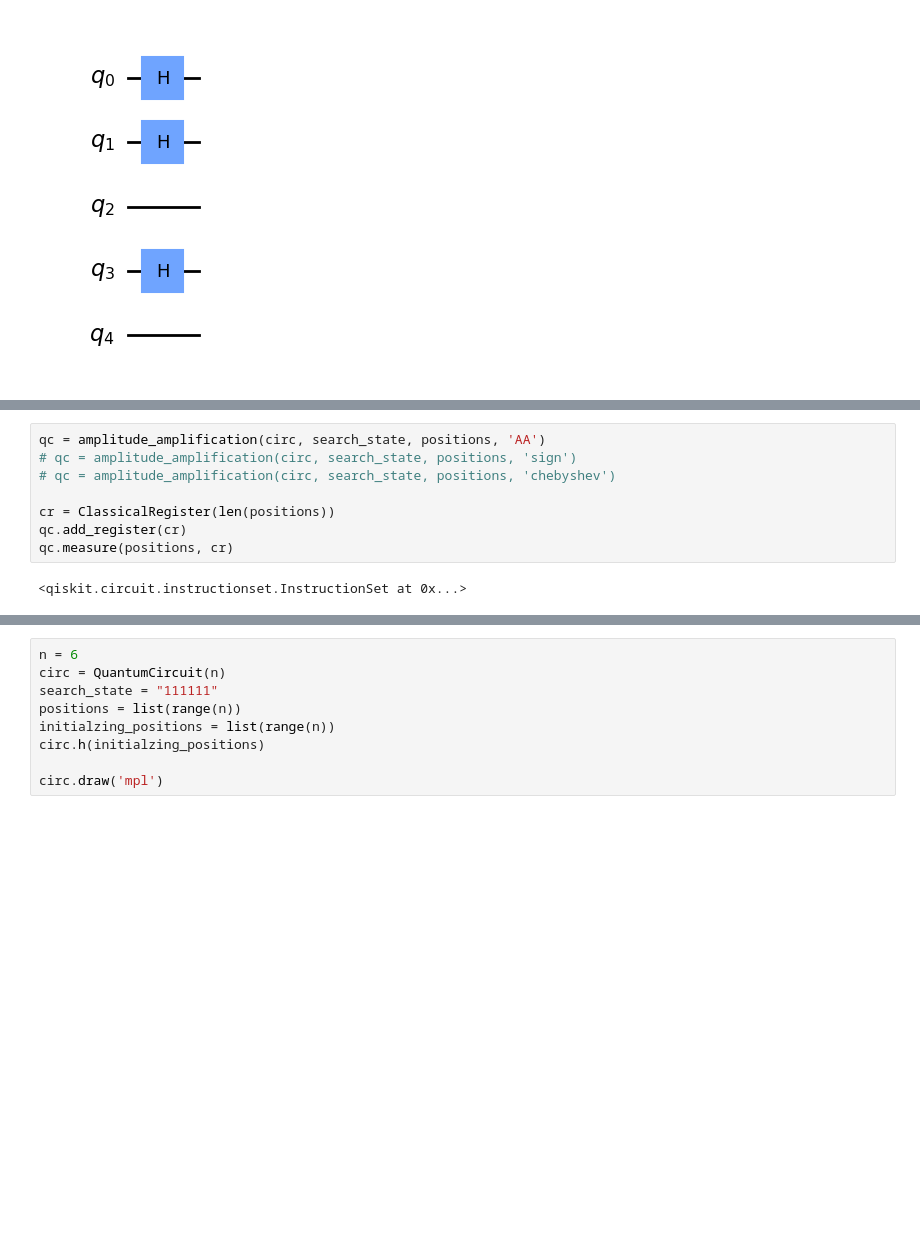
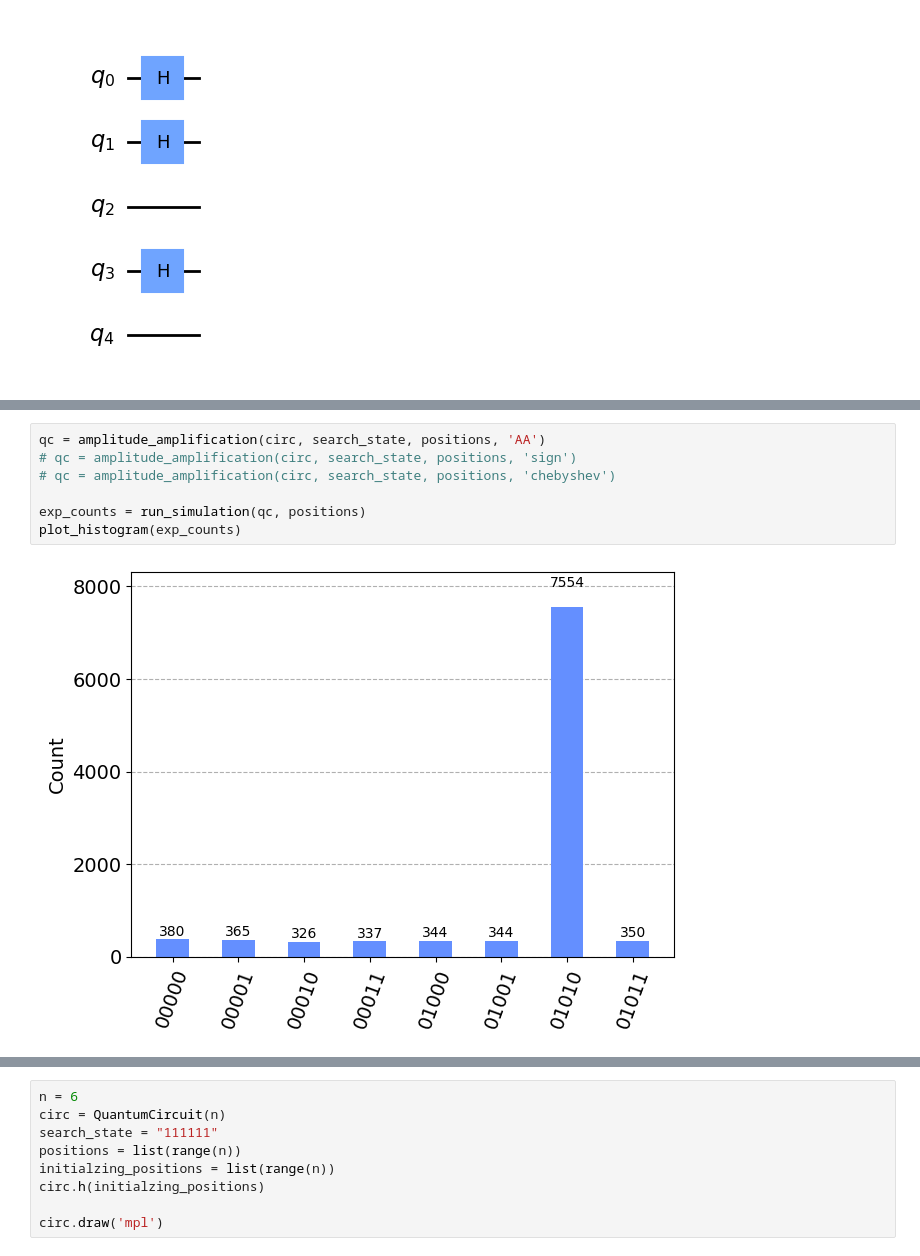
Before and after one commit to lbwei1016/QSVT-implementation, a Jupyter notebook: qsvt-aa.ipynb, the cells around one changed output, grey strips where cells are left out. Saved outputs shown, nothing was run; the diff lists cells and outputs as text; blank space fills up the shorter version.

```diff
--- a/qsvt-aa.ipynb
+++ b/qsvt-aa.ipynb
@@ -97,10 +123,9 @@ circ.draw('mpl')
 # %%
 qc = amplitude_amplification(circ, search_state, positions, 'AA')
 # qc = amplitude_amplification(circ, search_state, positions, 'sign')
 # qc = amplitude_amplification(circ, search_state, positions, 'chebyshev')
 
-cr = ClassicalRegister(len(positions))
-qc.add_register(cr)
-qc.measure(positions, cr)
+exp_counts = run_simulation(qc, positions)
+plot_histogram(exp_counts)
 # %% [output]
-<qiskit.circuit.instructionset.InstructionSet at 0x...>
+[figure, added]
```
Also changed, not shown: parts of 11 cells of this notebook, 1 other file.
